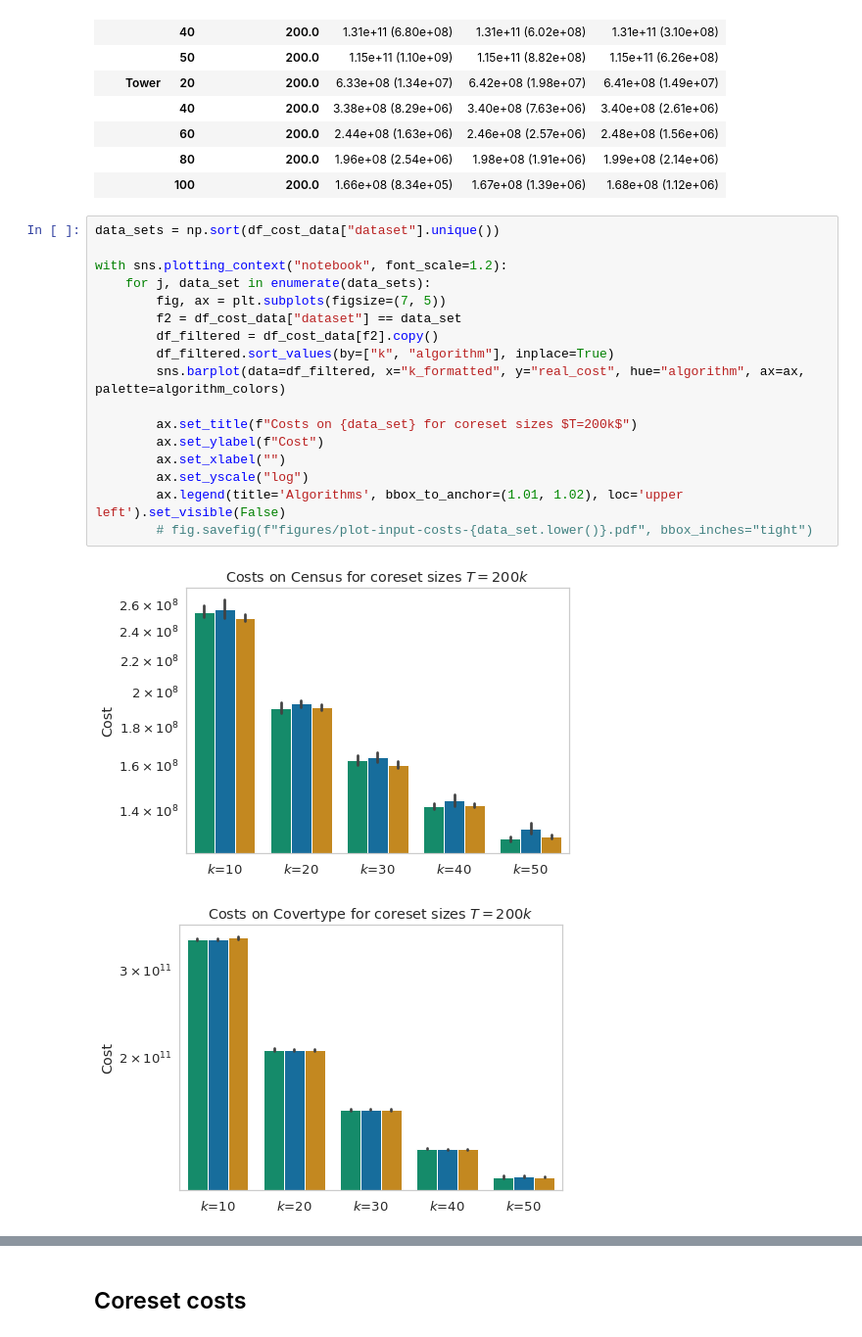
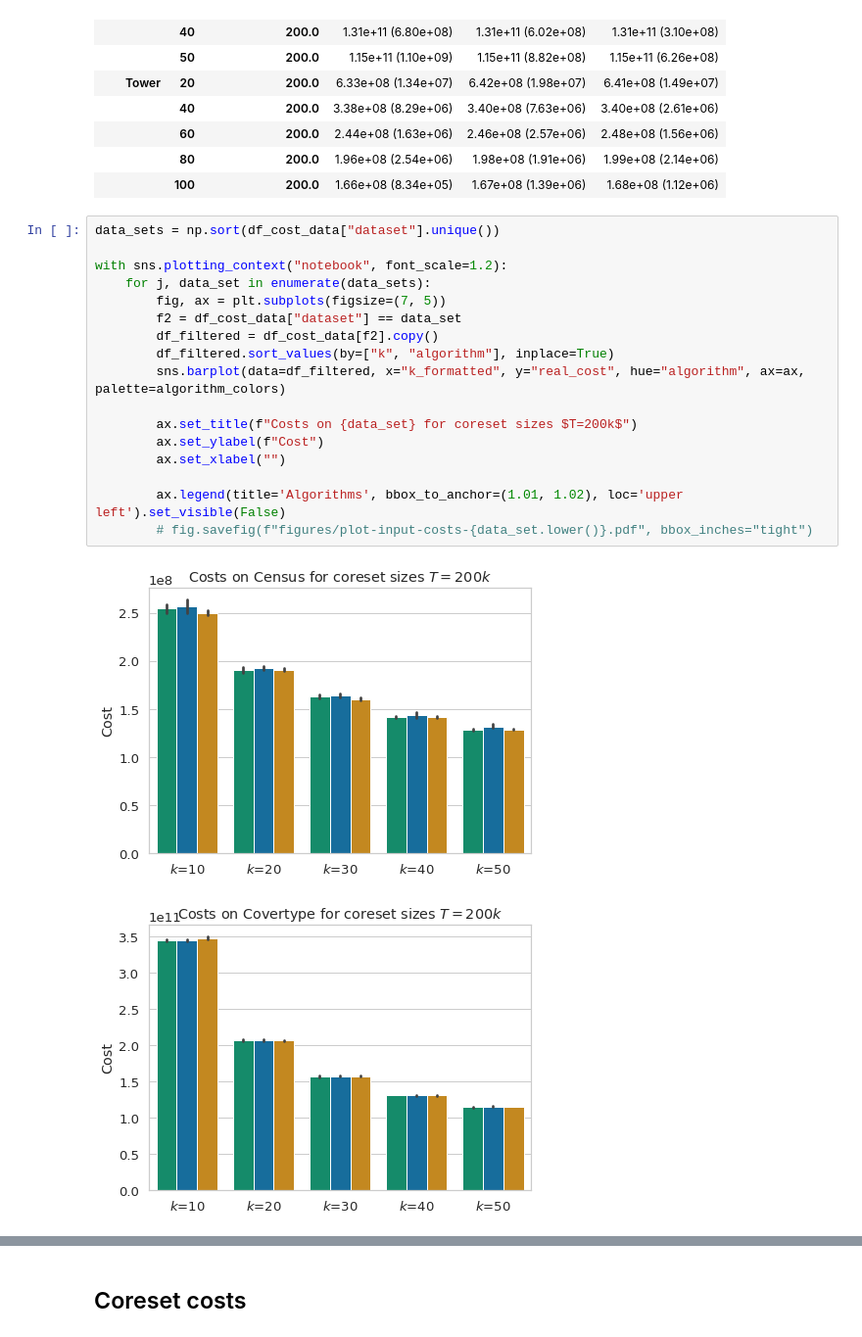
Before and after one commit to sheikhomar/yace-rw, a Jupyter notebook: notebooks/01-results.ipynb, the cells around one changed output, grey strips where cells are left out. Shown at 98% size. Saved outputs shown, nothing was run; the diff lists cells and outputs as text.

```diff
--- a/notebooks/01-results.ipynb
+++ b/notebooks/01-results.ipynb
@@ -254,20 +255,20 @@ df_results_table
 # %%
 data_sets = np.sort(df_cost_data["dataset"].unique())
 
 with sns.plotting_context("notebook", font_scale=1.2):
     for j, data_set in enumerate(data_sets):
         fig, ax = plt.subplots(figsize=(7, 5))
         f2 = df_cost_data["dataset"] == data_set
         df_filtered = df_cost_data[f2].copy()
         df_filtered.sort_values(by=["k", "algorithm"], inplace=True)
         sns.barplot(data=df_filtered, x="k_formatted", y="real_cost", hue="algorithm", ax=ax, palette=algorithm_colors)
 
         ax.set_title(f"Costs on {data_set} for coreset sizes $T=200k$")
         ax.set_ylabel(f"Cost")
         ax.set_xlabel("")
-        ax.set_yscale("log")
+
         ax.legend(title='Algorithms', bbox_to_anchor=(1.01, 1.02), loc='upper left').set_visible(False)
         # fig.savefig(f"figures/plot-input-costs-{data_set.lower()}.pdf", bbox_inches="tight")
 # %% [output]
-[figure, old version]
+[figure, new version]
-[figure, old version]
+[figure, new version]
```
Also changed, not shown: parts of 5 cells of this notebook.
